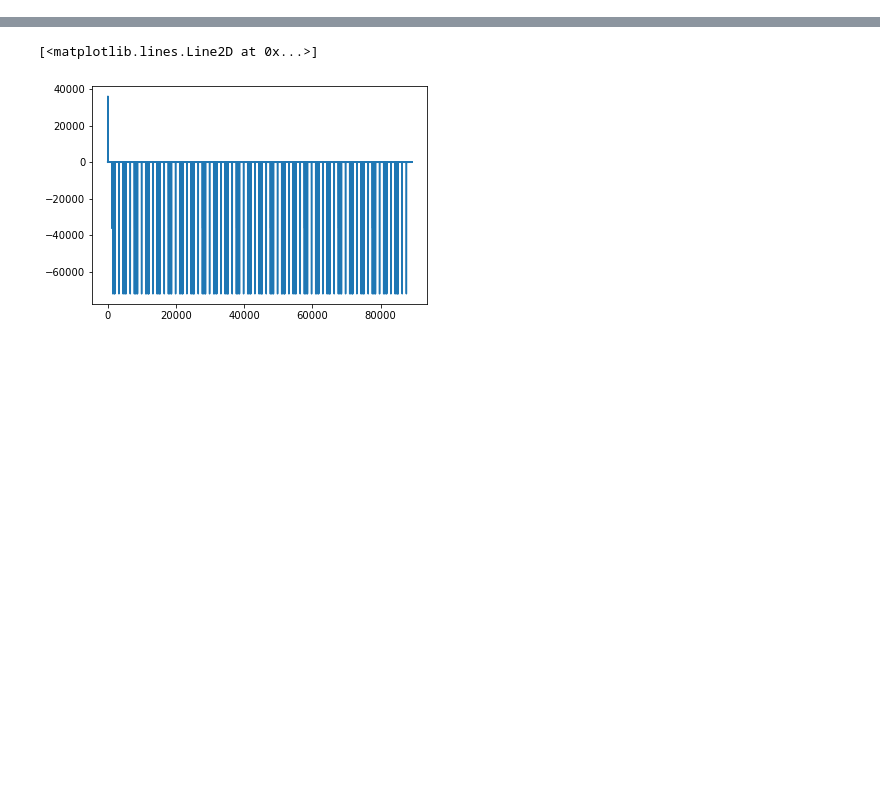
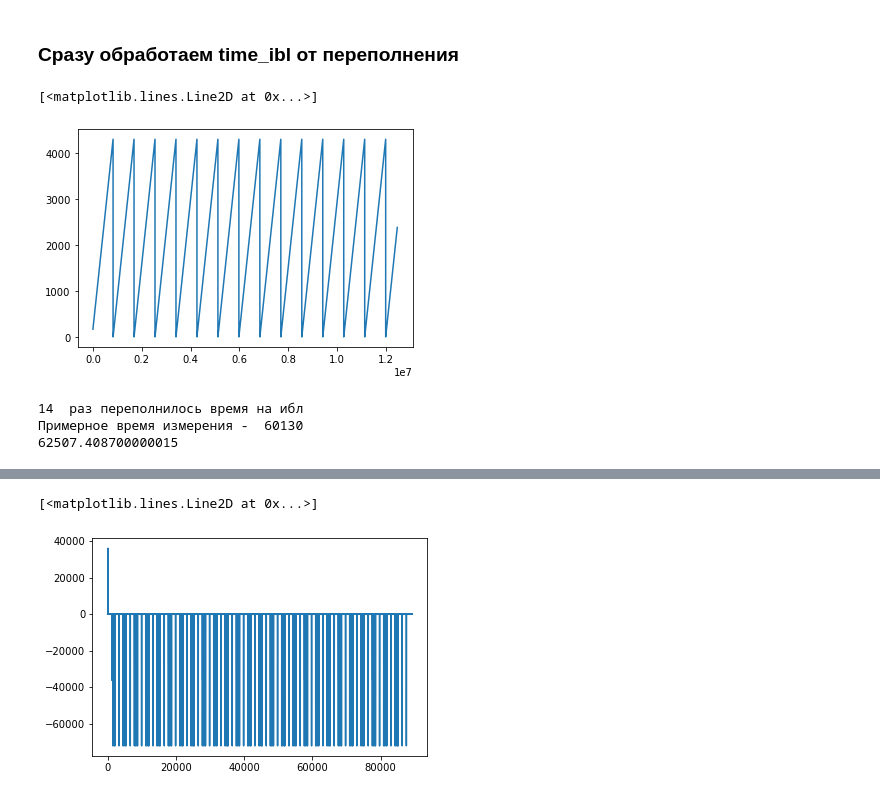
Before and after one commit to lubluchipsy/calibrovka, a Jupyter notebook: времена.ipynb, the cells around one changed output, grey strips where cells are left out. Saved outputs shown, nothing was run; the diff lists cells and outputs as text; code cells hidden in the pictures; blank space fills up the shorter version.

```diff
--- a/времена.ipynb
+++ b/времена.ipynb
@@ -20,3 +20,26 @@ theta_2 = data_2[:, 2]
 omega_2 = theta_2*3600
 # %%
 import matplotlib.pyplot as plt
+# %% [markdown]
+### Сразу обработаем time_ibl от переполнения
+# %%
+plt.plot([i for i in range(len(time_ibl))], time_ibl)
+# %% [output]
+[<matplotlib.lines.Line2D at 0x...>]
+[figure, added]
+# %%
+time_corr = time_ibl
+n = 0
+delta = 0
+for i in range(len(time_corr)-1):
+    if abs(time_corr[i+1]-time_corr[i])>2000:
+        n += 1
+        time_corr[(i+1):] += (time_corr[i] - delta)
+        delta += (time_corr[i] - delta)
+print(n, " раз переполнилось время на ибл")
+print("Примерное время измерения - ", n*4295)
+print(time_corr[len(time_corr)-1])
+# %% [output]
+14  раз переполнилось время на ибл
+Примерное время измерения -  60130
+62507.408700000015
```
Also changed, not shown: parts of 14 cells of this notebook.
